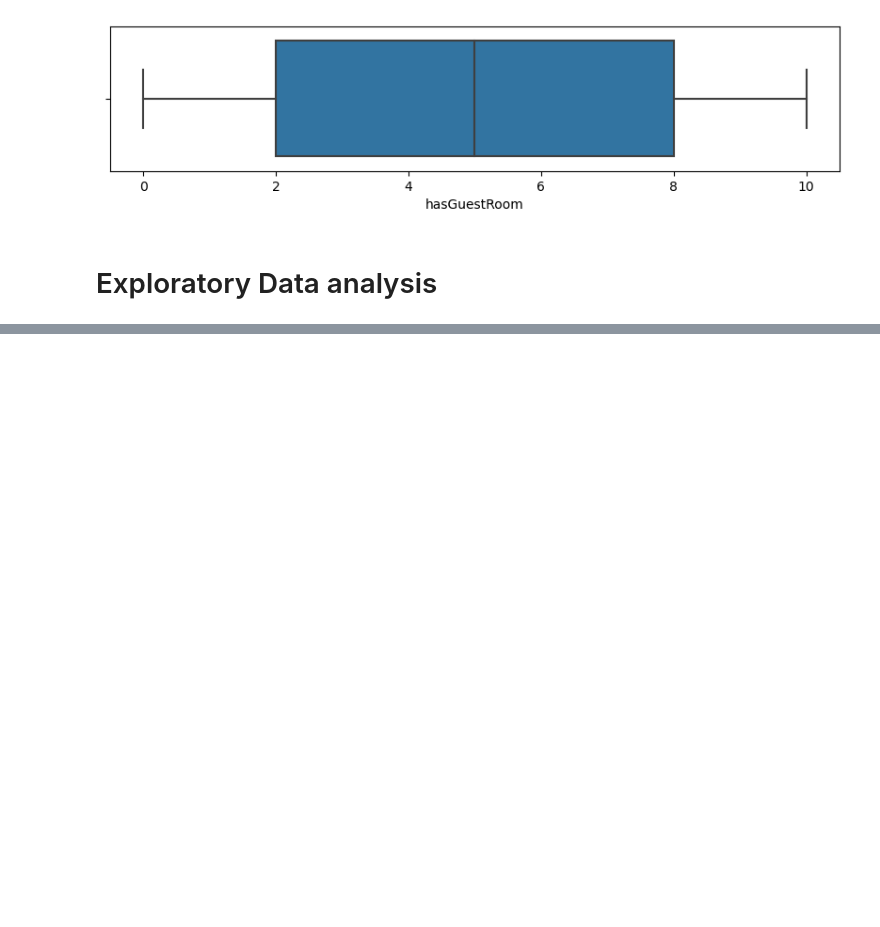
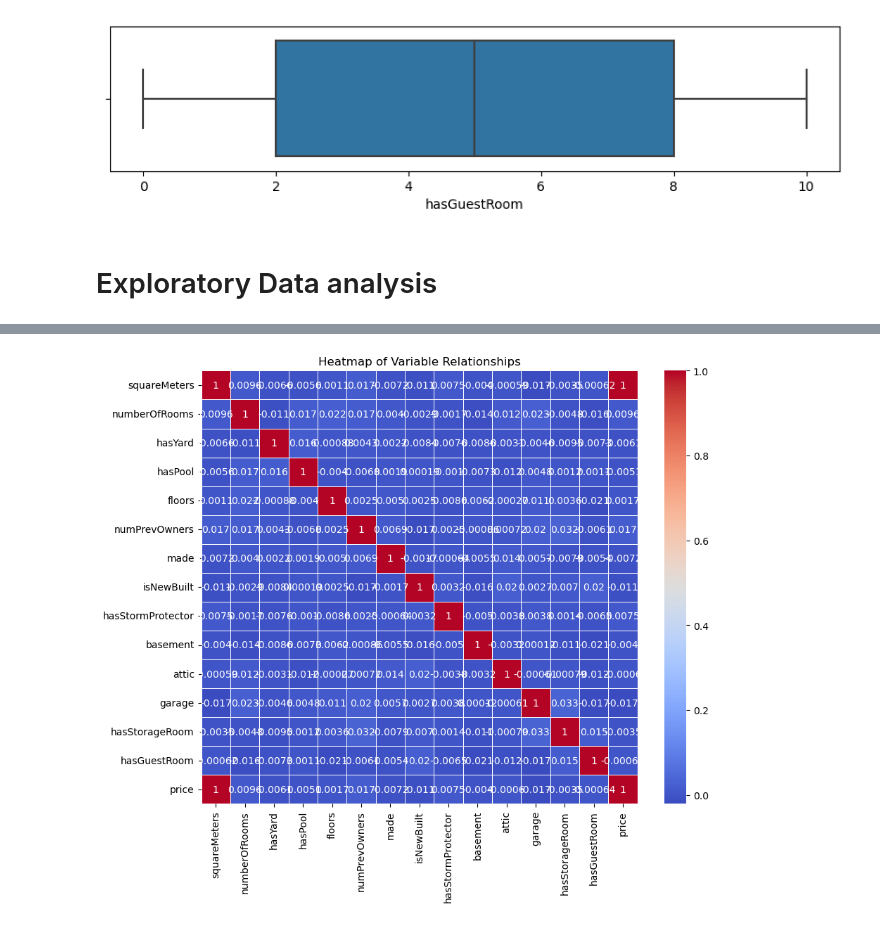
Before and after one commit to Tile28/Phase-2-Group-Project, a Jupyter notebook: Paris housing prediction model.ipynb, the cells around one changed output, grey strips where cells are left out. Drawn from its saved outputs; the diff is of its cells as text; code cells hidden in the pictures; blank space fills up the shorter version.

```diff
--- a/Paris housing prediction model.ipynb
+++ b/Paris housing prediction model.ipynb
@@ -423,0 +357,10 @@ X_test
+# %%
+correlation_matrix = new_df.corr()
+
+# Create a heatmap using seaborn
+plt.figure(figsize=(10, 8))
+sns.heatmap(correlation_matrix, annot=True, cmap='coolwarm', linewidths=0.5)
+plt.title('Heatmap of Variable Relationships')
+plt.show()
+# %% [output]
+[figure, added]
```
Also changed, not shown: parts of 24 cells of this notebook.
